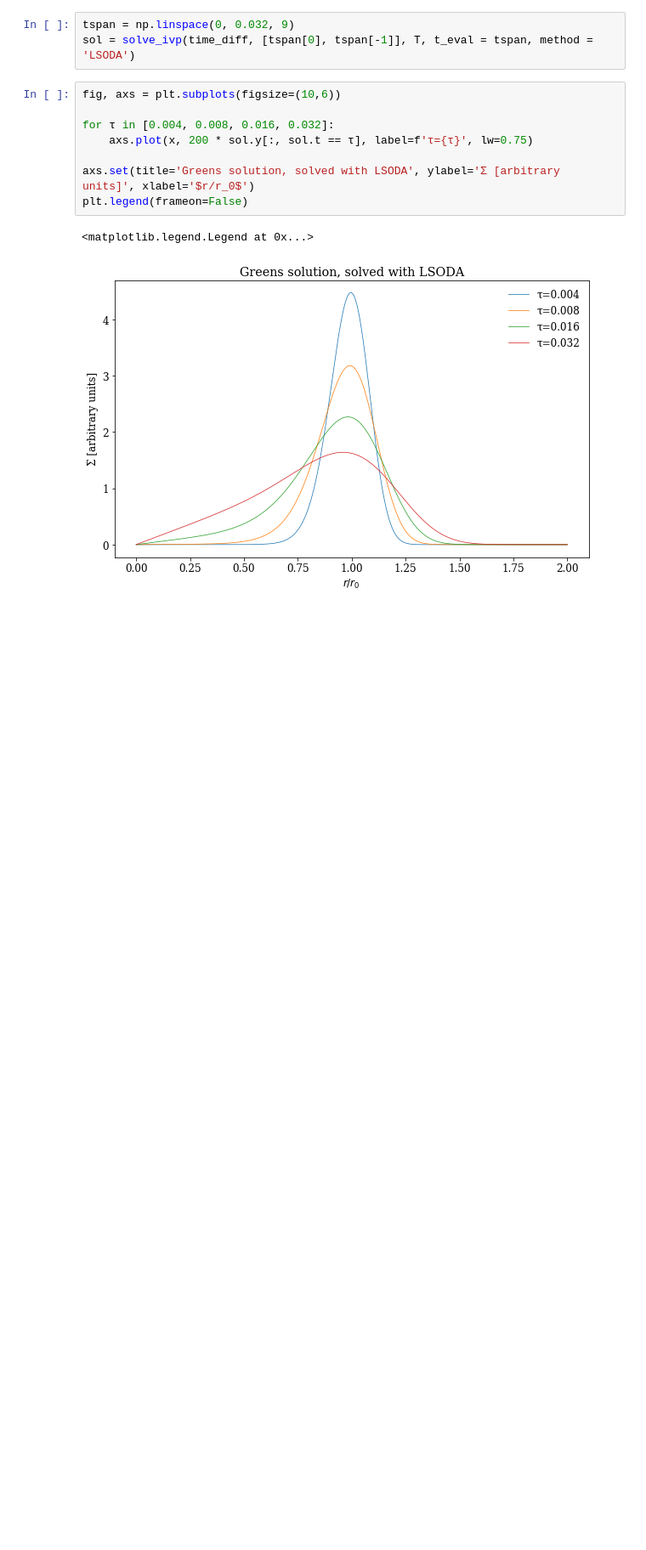
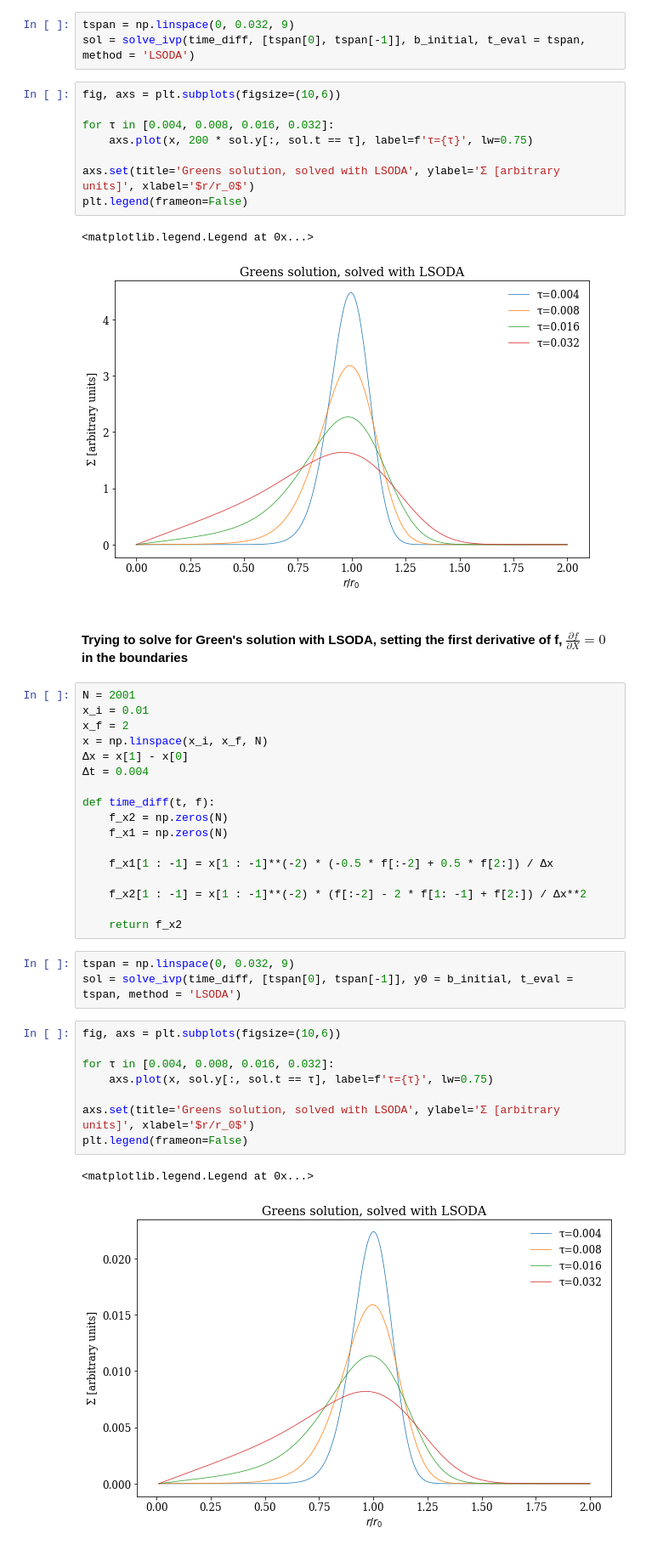
Before and after one commit to agent031/bachelor_code, a Jupyter notebook: Simple_solutions/evolution-greens_solultion.ipynb, the cells around one changed output. Shown at 85% size. Drawn from its saved outputs; the diff is of its cells as text; blank space fills up the shorter version.

```diff
--- a/Simple_solutions/evolution-greens_solultion.ipynb
+++ b/Simple_solutions/evolution-greens_solultion.ipynb
@@ -223,7 +218,7 @@ def time_diff(t, f):
     return fprime
 # %%
 tspan = np.linspace(0, 0.032, 9)
-sol = solve_ivp(time_diff, [tspan[0], tspan[-1]], T, t_eval = tspan, method = 'LSODA')
+sol = solve_ivp(time_diff, [tspan[0], tspan[-1]], b_initial, t_eval = tspan, method = 'LSODA')
 # %%
 fig, axs = plt.subplots(figsize=(10,6))
 
@@ -235,3 +230,36 @@ plt.legend(frameon=False)
 # %% [output]
 <matplotlib.legend.Legend at 0x...>
 [figure]
+# %% [markdown]
+#### Trying to solve for Green's solution with LSODA, setting the first derivative of f, $\frac{\partial f}{\partial X}=0$ in the boundaries
+# %%
+N = 2001
+x_i = 0.01
+x_f = 2
+x = np.linspace(x_i, x_f, N)
+Δx = x[1] - x[0]
+Δt = 0.004
+
+def time_diff(t, f):
+    f_x2 = np.zeros(N)
+    f_x1 = np.zeros(N)
+
+    f_x1[1 : -1] = x[1 : -1]**(-2) * (-0.5 * f[:-2] + 0.5 * f[2:]) / Δx
+
+    f_x2[1 : -1] = x[1 : -1]**(-2) * (f[:-2] - 2 * f[1: -1] + f[2:]) / Δx**2
+
+    return f_x2
+# %%
+tspan = np.linspace(0, 0.032, 9)
+sol = solve_ivp(time_diff, [tspan[0], tspan[-1]], y0 = b_initial, t_eval = tspan, method = 'LSODA')
+# %%
+fig, axs = plt.subplots(figsize=(10,6))
+
+for τ in [0.004, 0.008, 0.016, 0.032]:
+    axs.plot(x, sol.y[:, sol.t == τ], label=f'τ={τ}', lw=0.75)
+
+axs.set(title='Greens solution, solved with LSODA', ylabel='Σ [arbitrary units]', xlabel='$r/r_0$')
+plt.legend(frameon=False)
+# %% [output]
+<matplotlib.legend.Legend at 0x...>
+[figure, added]
```
Also changed, not shown: parts of 12 cells of this notebook.
